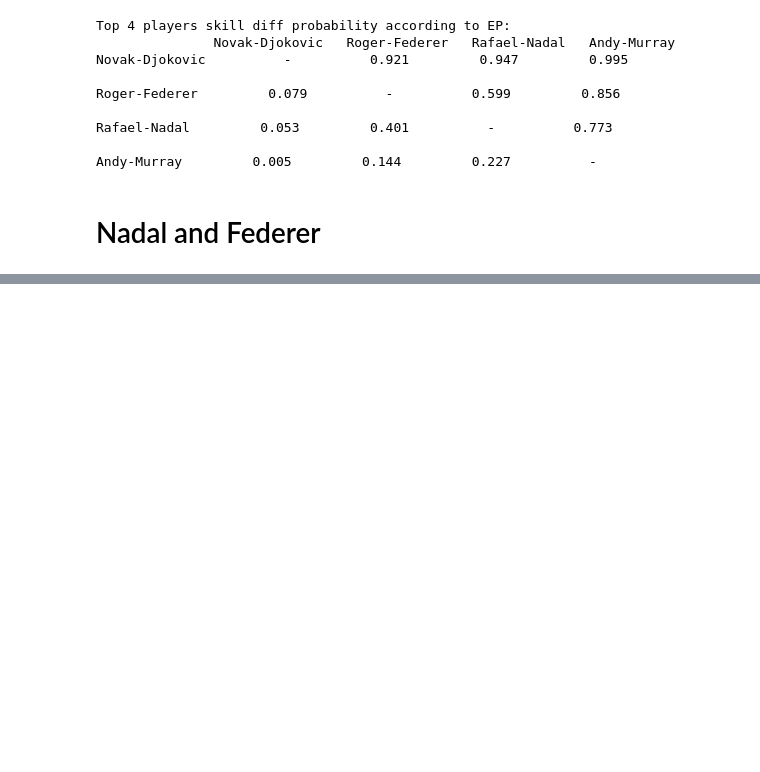
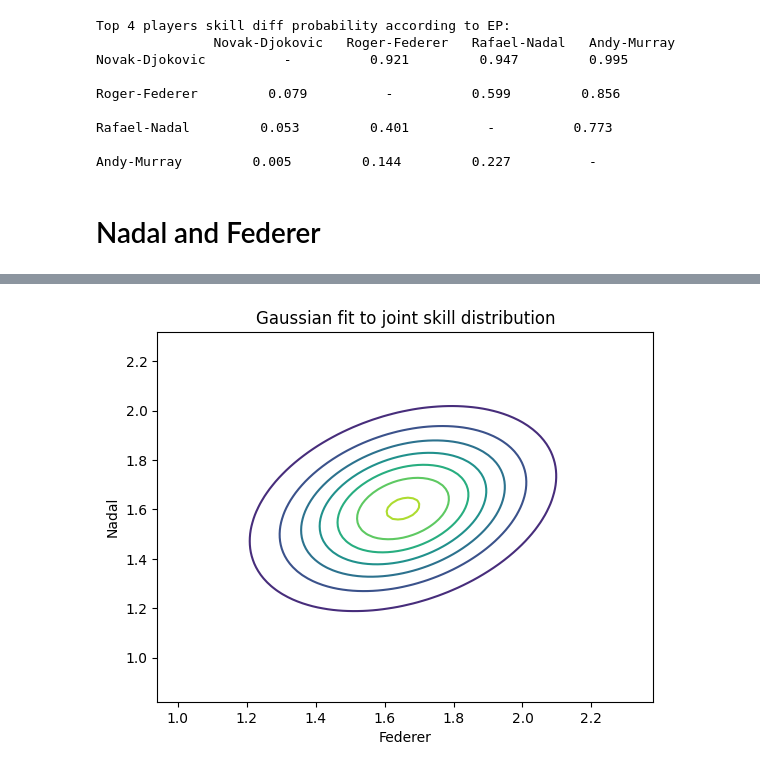
Before and after one commit to KaedeZzz/4F13-CW2, a Jupyter notebook: coursework2.ipynb, the cells around one changed output, grey strips where cells are left out. Saved outputs shown, nothing was run; the diff lists cells and outputs as text; code cells hidden in the pictures; blank space fills up the shorter version.

```diff
--- a/coursework2.ipynb
+++ b/coursework2.ipynb
@@ -218,0 +237,18 @@ Marginal distribution of skill of Nadal and Federer
+# %%
+from scipy.stats import multivariate_normal
+
+mean = np.mean(joint_sample, axis=0)
+cov = np.cov(joint_sample, rowvar=False)
+x = np.linspace(joint_sample[:,0].min(), joint_sample[:,0].max(), 100)
+y = np.linspace(joint_sample[:,1].min(), joint_sample[:,1].max(), 100)
+X, Y = np.meshgrid(x, y)
+pos = np.dstack((X, Y))
+
+rv = multivariate_normal(mean, cov)
+plt.contour(X, Y, rv.pdf(pos))
+plt.title("Gaussian fit to joint skill distribution")
+plt.xlabel("Federer")
+plt.ylabel("Nadal")
+plt.show()
+# %% [output]
+[figure, added]
```
Also changed, not shown: parts of 6 cells of this notebook.
